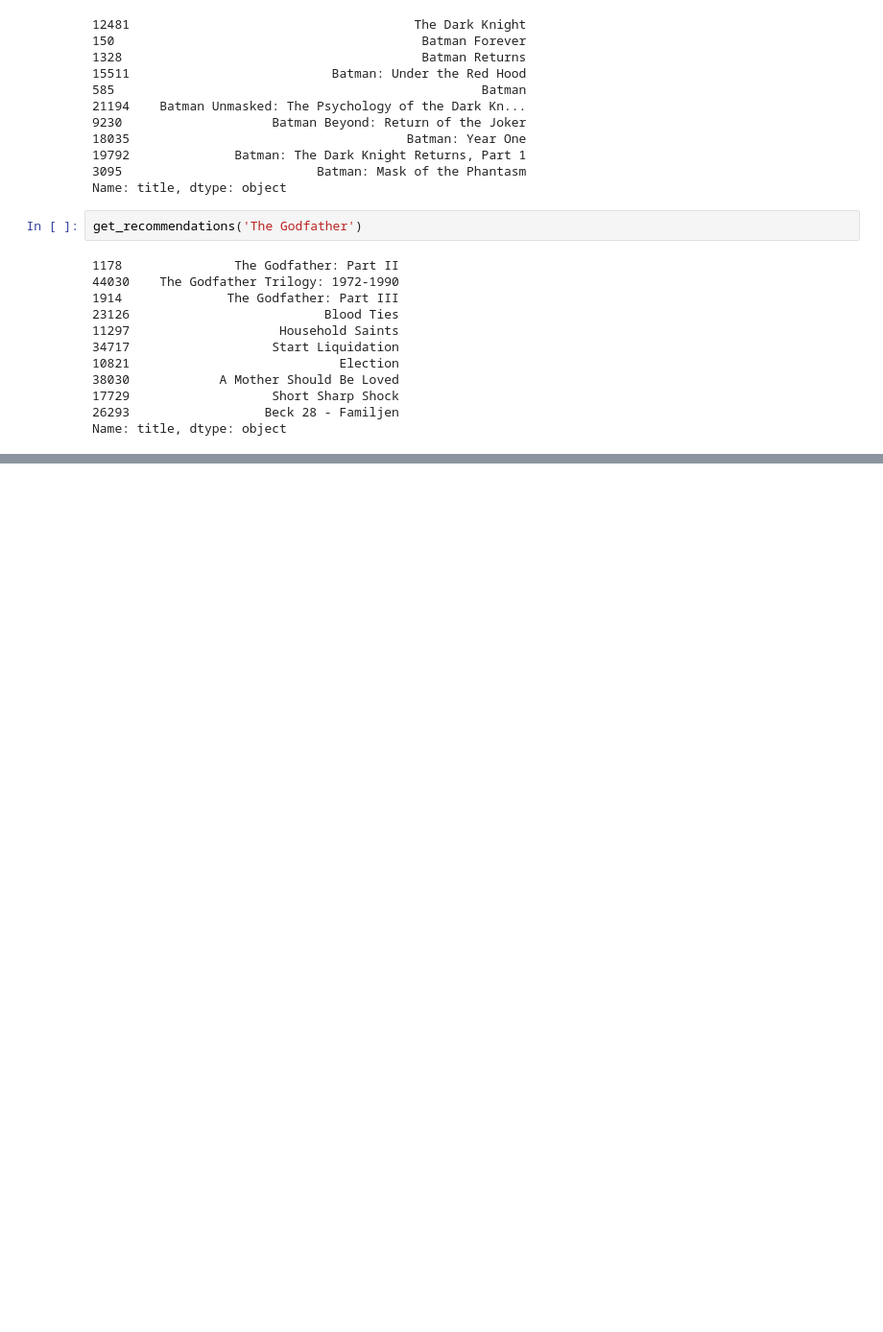
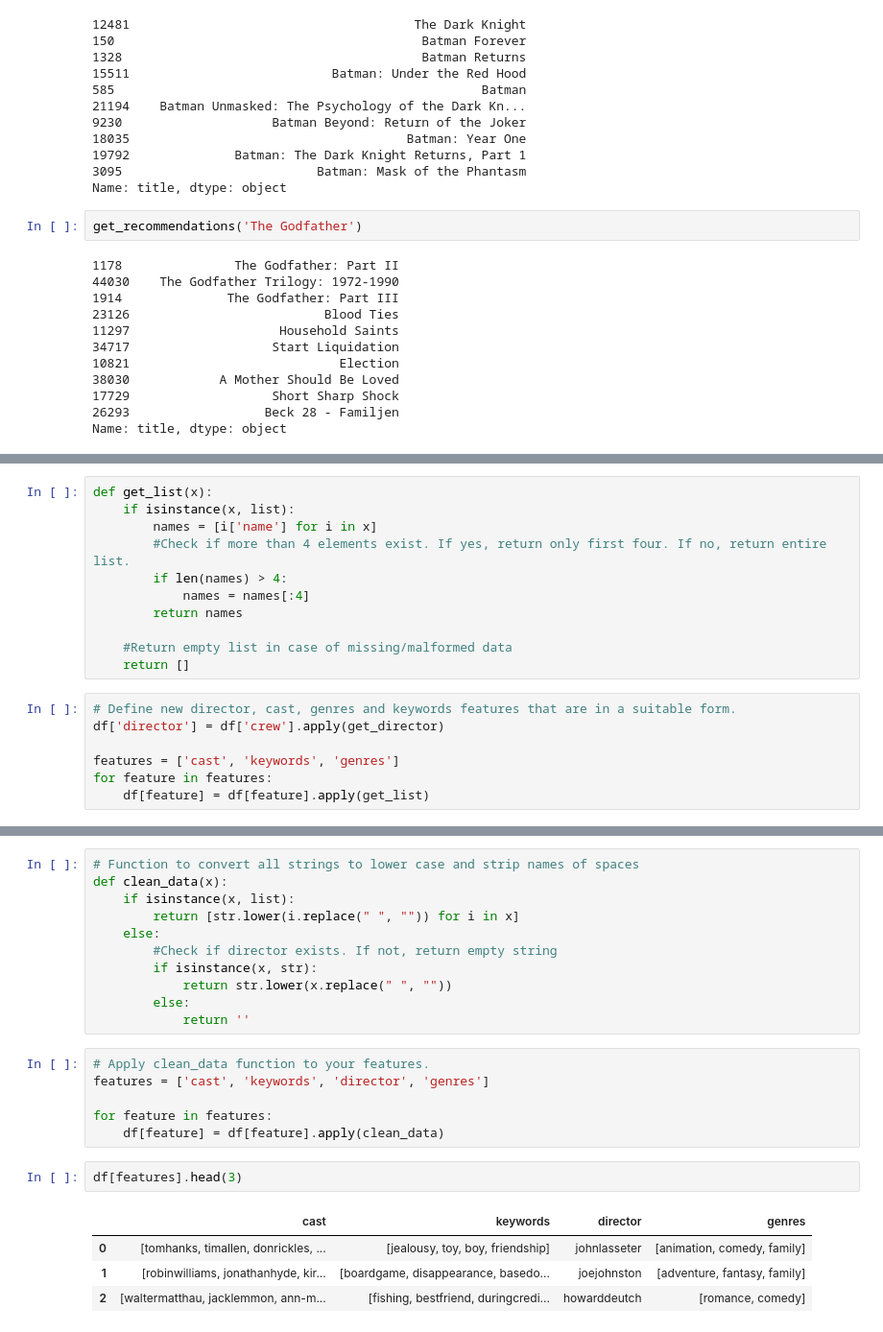
Before and after one commit to Ak-Gautam/Movie-Recommender, a Jupyter notebook: recommender.ipynb, the cells around one changed output, grey strips where cells are left out. Shown: that part at 96% size. Drawn from its saved outputs; the diff is of its cells as text; blank space fills up the shorter version.

```diff
--- a/recommender.ipynb
+++ b/recommender.ipynb
@@ -199,0 +267,18 @@ Name: title, dtype: object
+# %%
+def get_list(x):
+    if isinstance(x, list):
+        names = [i['name'] for i in x]
+        #Check if more than 4 elements exist. If yes, return only first four. If no, return entire list.
+        if len(names) > 4:
+            names = names[:4]
+        return names
+
+    #Return empty list in case of missing/malformed data
+    return []
+# %%
+# Define new director, cast, genres and keywords features that are in a suitable form.
+df['director'] = df['crew'].apply(get_director)
+
+features = ['cast', 'keywords', 'genres']
+for feature in features:
+    df[feature] = df[feature].apply(get_list)
@@ -199,0 +306,24 @@ Name: title, dtype: object
+# %%
+# Function to convert all strings to lower case and strip names of spaces
+def clean_data(x):
+    if isinstance(x, list):
+        return [str.lower(i.replace(" ", "")) for i in x]
+    else:
+        #Check if director exists. If not, return empty string
+        if isinstance(x, str):
+            return str.lower(x.replace(" ", ""))
+        else:
+            return ''
+# %%
+# Apply clean_data function to your features.
+features = ['cast', 'keywords', 'director', 'genres']
+
+for feature in features:
+    df[feature] = df[feature].apply(clean_data)
+# %%
+df[features].head(3)
+# %% [output]
+|  | cast | keywords | director | genres |
+| 0 | [tomhanks, timallen, donrickles, ... | [jealousy, toy, boy, friendship] | johnlasseter | [animation, comedy, family] |
+| 1 | [robinwilliams, jonathanhyde, kir... | [boardgame, disappearance, basedo... | joejohnston | [adventure, fantasy, family] |
+| 2 | [waltermatthau, jacklemmon, ann-m... | [fishing, bestfriend, duringcredi... | howarddeutch | [romance, comedy] |
```
Also changed, not shown: parts of 30 cells of this notebook.
